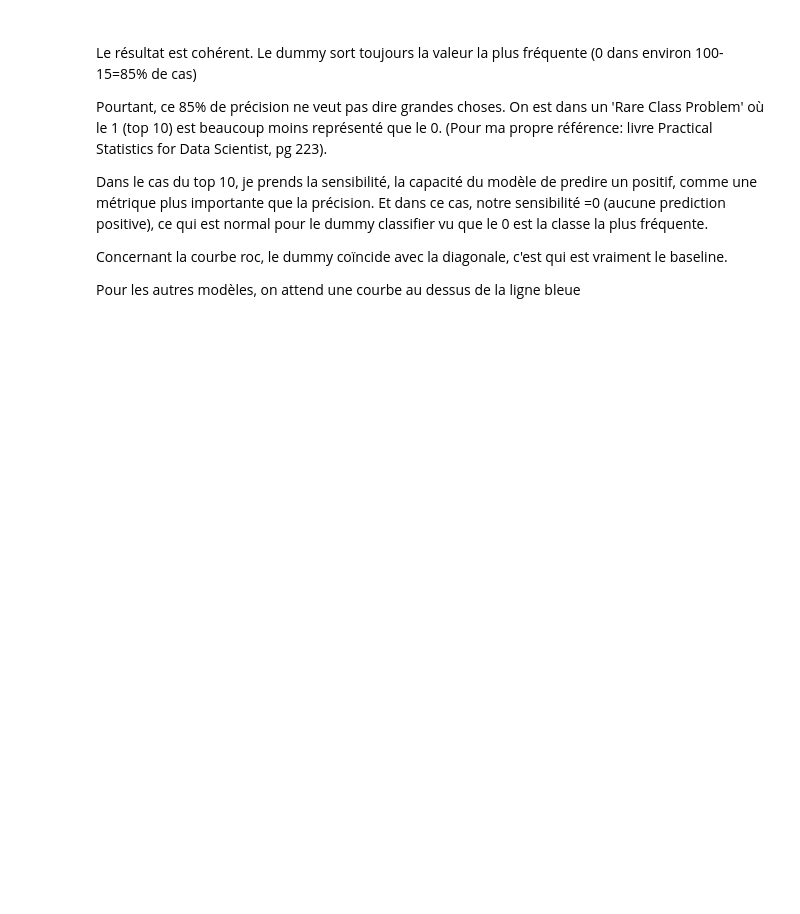
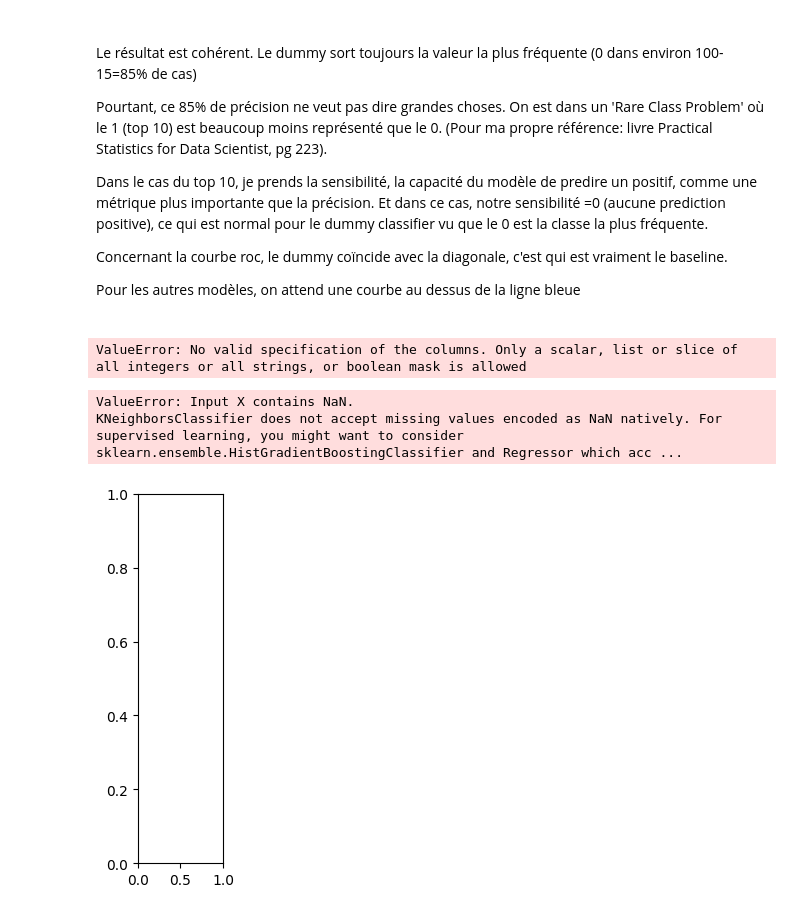
Before and after one commit to rennyatwork/CegepSteFoy_IA, a Jupyter notebook: 05_MachineLearning/TP02/tp02_v03.ipynb, the cells around one changed output. Cells and saved outputs as stored; diff of their text form; code cells hidden in the pictures; blank space fills up the shorter version.

```diff
--- a/05_MachineLearning/TP02/tp02_v03.ipynb
+++ b/05_MachineLearning/TP02/tp02_v03.ipynb
@@ -68,7 +68,13 @@ Obtention des dfX (var indépend) et dfY (target, var dépend)
 ## retourne les dataframes X et Y. Par défaut, supprimer les colonnes ID
 def getDfXDfY(pDf, pColY, pColsXDrop=['chansonID', 'artisteID']):
     dfY = pd.DataFrame(pDf[pColY], columns = [pColY])
-    dfX = pDf.drop(pColY, axis=1)
+    #print(type(pColsXDrop))
+    #print(type(pColY))
+    lstColsExcl=[]
+    lstColsExcl.extend(pColsXDrop)
+    lstColsExcl.append(pColY)
+    print(lstColsExcl)
+    dfX = pDf.drop(lstColsExcl, axis=1)
     return dfX, dfY
 # %%
 dfX, dfY = getDfXDfY(df, 'Top10')
@@ -94,0 +118,4 @@ dtype: object
+# %%
+## obtention d'un df numérique
+
+dfXNum = dfX.select_dtypes(exclude=['object'])
@@ -262,0 +331,64 @@ Pour les autres modèles, on attend une courbe au dessus de la ligne bleue
+# %%
+
+
+## obtentions train, val, text
+X_train, X_val, X_test, y_train, y_val, y_test = get_train_val_test(dfXNum, dfY)
+
+numeric_transformer = Pipeline(steps=[
+    ('scaler', StandardScaler())])
+
+preprocessor = ColumnTransformer(
+    transformers=[
+        ('num', numeric_transformer, dfXNum)])
+
+classifiers = [
+    KNeighborsClassifier(3),
+    SVC(kernel="rbf", C=0.025, probability=True),
+    NuSVC(probability=True),
+    DecisionTreeClassifier(),
+    RandomForestClassifier(),
+    AdaBoostClassifier(),
+    GradientBoostingClassifier()
+    ]
+for classifier in classifiers:
+    pipe = Pipeline(steps=[('preprocessor', preprocessor),
+                      ('classifier', classifier)])
+    pipe.fit(X_train, y_train)
+    print(classifier)
+    print("model score: %.3f" % pipe.score(X_test, y_test))
+# %% [output]
+ValueError: No valid specification of the columns. Only a scalar, list or slice of all integers or all strings, or boolean mask is allowed
+# %%
+## implémentation comme celle-ci:
+## https://scikit-learn.org/stable/auto_examples/classification/plot_classifier_comparison.html
+names = [
+    "Nearest Neighbors"
+    , "Decision Tree"
+    , "Random Forest"
+    , "AdaBoost"
+]
+
+classifiers = [
+    KNeighborsClassifier(3)
+    , DecisionTreeClassifier(max_depth=5)
+    , RandomForestClassifier(max_depth=5, n_estimators=100)
+    , AdaBoostClassifier()
+]
+# %%
+## obtentions train, val, text
+X_train, X_val, X_test, y_train, y_val, y_test = get_train_val_test(dfXNum, dfY)
+#print(type(y_test))
+i=1
+for name, clf in zip(names, classifiers):
+    ax = plt.subplot(1, len(classifiers)+1, i)
+    clf = make_pipeline(StandardScaler(), clf)
+    clf.fit(X_train, y_train.values.ravel())
+    score = clf.score(X_val, y_val)
+    #DecisionBoundaryDisplay.from_estimator(
+    #    clf, dfXNum, alpha=0.8, eps=0.5
+    #)
+    i+=1
+# %% [output]
+ValueError: Input X contains NaN.
+KNeighborsClassifier does not accept missing values encoded as NaN natively. For supervised learning, you might want to consider sklearn.ensemble.HistGradientBoostingClassifier and Regressor which acc ...
+[figure, added]
```
Also changed, not shown: parts of 9 cells of this notebook.
